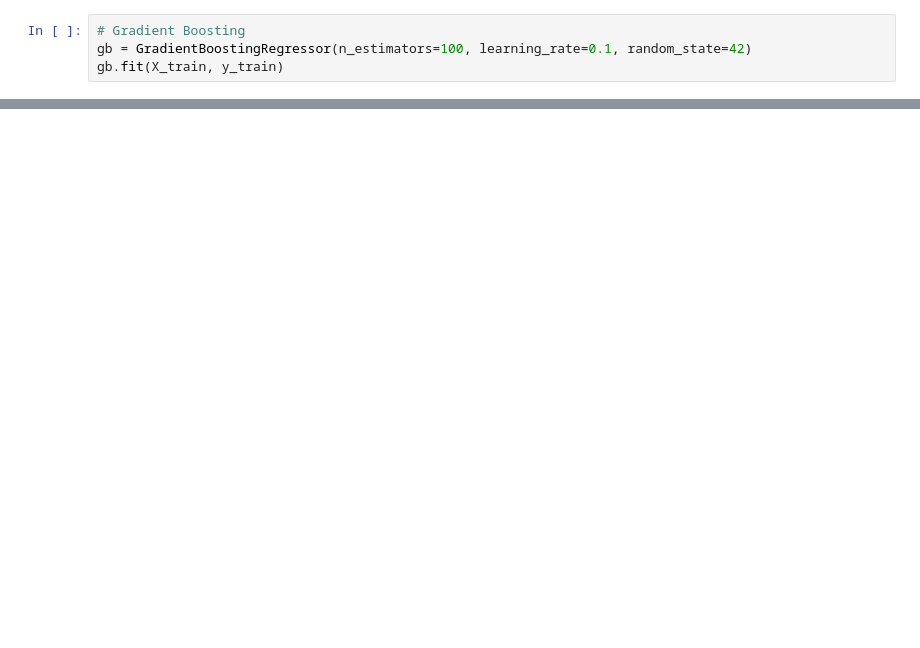
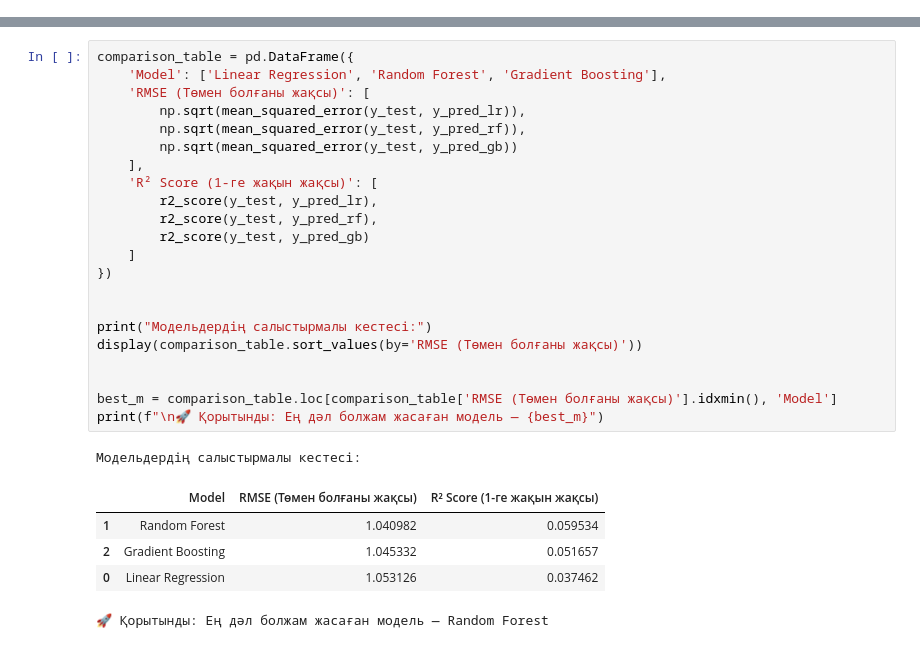
Before and after one commit to ansaganakhat/project-1, a Jupyter notebook: MovieRatingPrediction.ipynb, the cells around one changed output, grey strips where cells are left out. Cells and saved outputs as stored; diff of their text form; blank space fills up the shorter version.

```diff
--- a/MovieRatingPrediction.ipynb
+++ b/MovieRatingPrediction.ipynb
@@ -86,4 +57,0 @@ LinearRegression()
-# %%
-# Gradient Boosting
-gb = GradientBoostingRegressor(n_estimators=100, learning_rate=0.1, random_state=42)
-gb.fit(X_train, y_train)
@@ -146,0 +148,29 @@ plt.show()
+# %%
+comparison_table = pd.DataFrame({
+    'Model': ['Linear Regression', 'Random Forest', 'Gradient Boosting'],
+    'RMSE (Төмен болғаны жақсы)': [
+        np.sqrt(mean_squared_error(y_test, y_pred_lr)),
+        np.sqrt(mean_squared_error(y_test, y_pred_rf)),
+        np.sqrt(mean_squared_error(y_test, y_pred_gb))
+    ],
+    'R² Score (1-ге жақын жақсы)': [
+        r2_score(y_test, y_pred_lr),
+        r2_score(y_test, y_pred_rf),
+        r2_score(y_test, y_pred_gb)
+    ]
+})
+
+
+print("Модельдердің салыстырмалы кестесі:")
+display(comparison_table.sort_values(by='RMSE (Төмен болғаны жақсы)'))
+
+
+best_m = comparison_table.loc[comparison_table['RMSE (Төмен болғаны жақсы)'].idxmin(), 'Model']
+print(f"\n🚀 Қорытынды: Ең дәл болжам жасаған модель — {best_m}")
+# %% [output]
+Модельдердің салыстырмалы кестесі:
+|  | Model | RMSE (Төмен болғаны жақсы) | R² Score (1-ге жақын жақсы) |
+| 1 | Random Forest | 1.040982 | 0.059534 |
+| 2 | Gradient Boosting | 1.045332 | 0.051657 |
+| 0 | Linear Regression | 1.053126 | 0.037462 |
+🚀 Қорытынды: Ең дәл болжам жасаған модель — Random Forest
```
Also changed, not shown: parts of 23 cells of this notebook.
